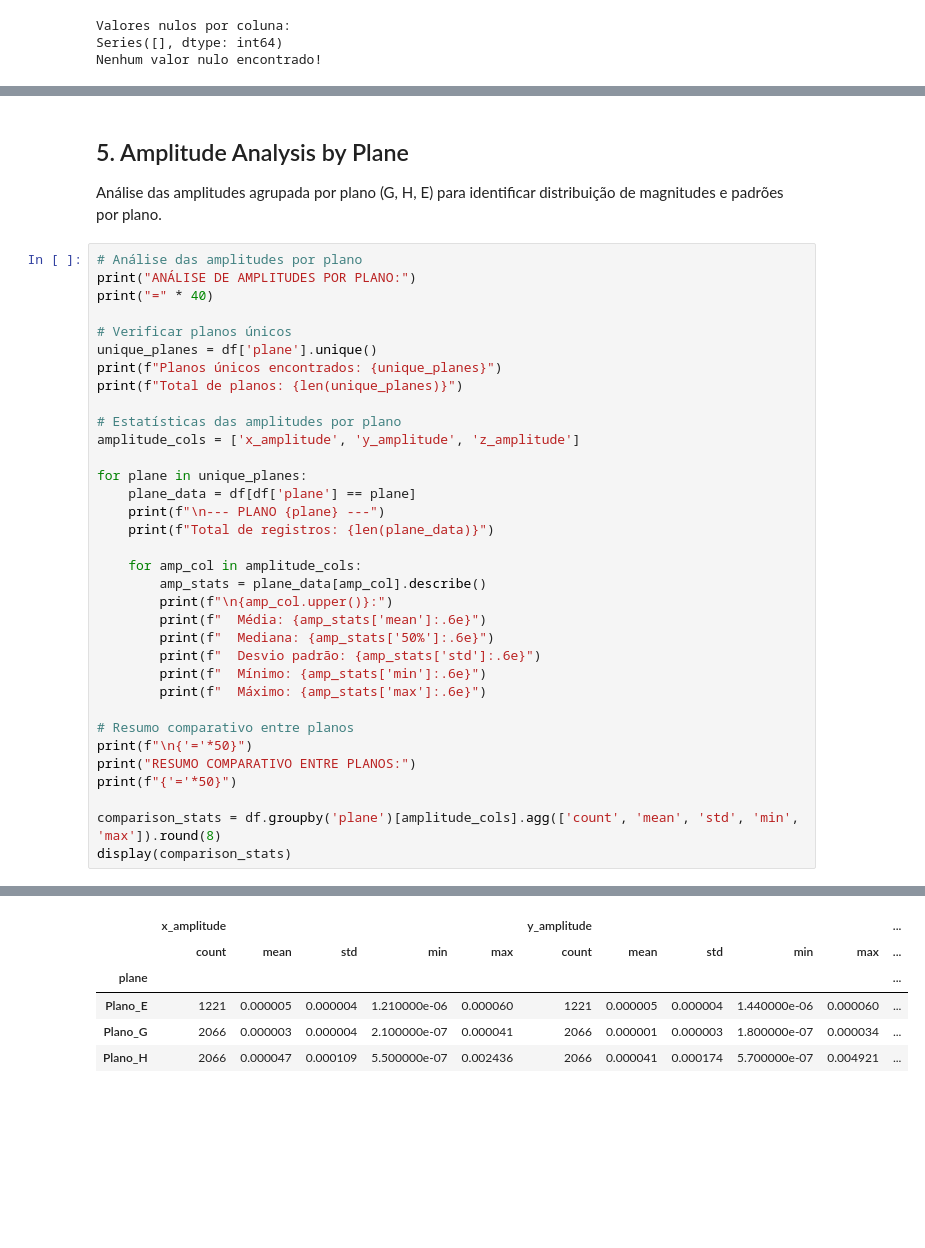
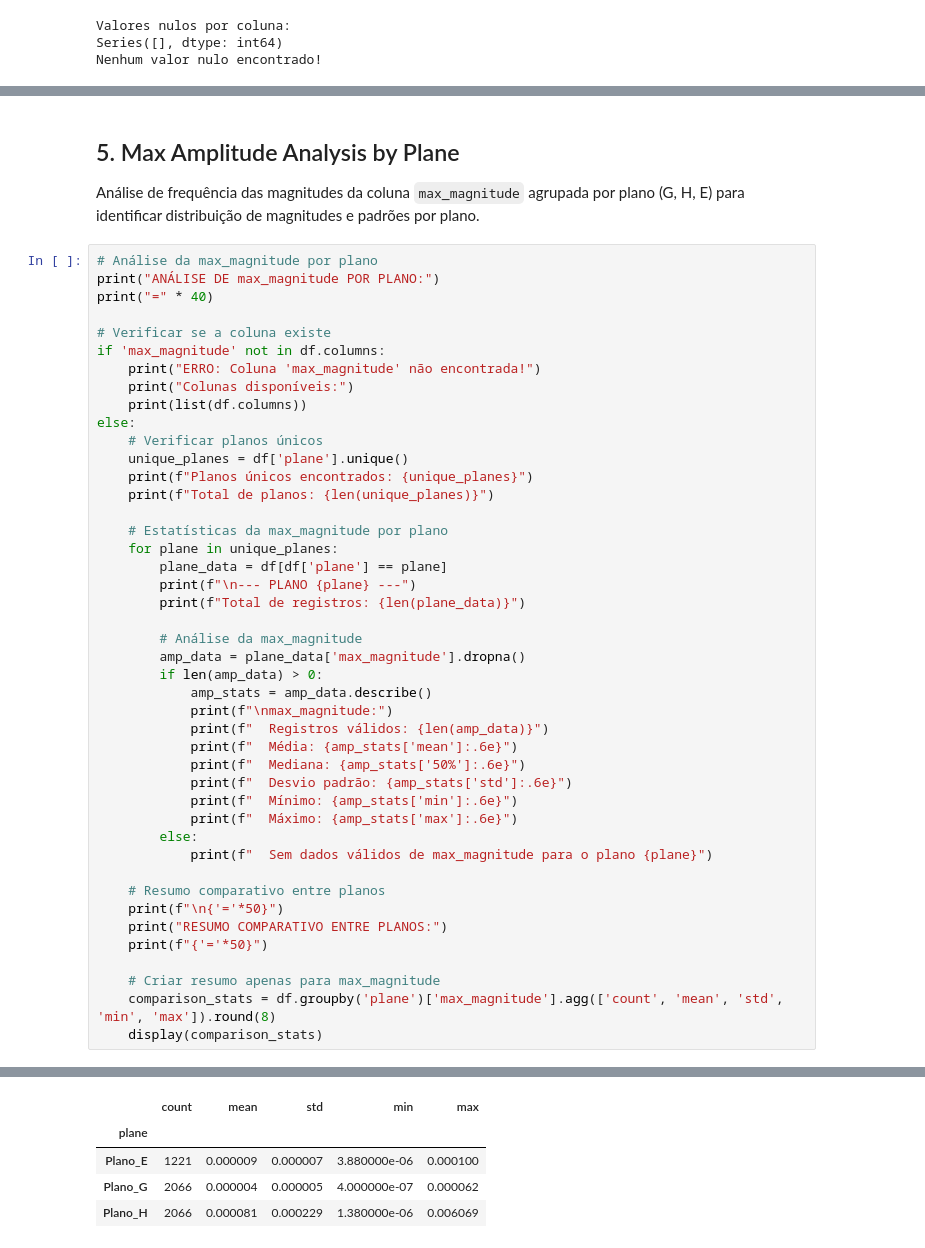
Before and after one commit to pedro-acviana/Sismic-Data-Analysis, a Jupyter notebook: analise_energia_total.ipynb, the cells around one changed output, grey strips where cells are left out. Cells and saved outputs as stored; diff of their text form; blank space fills up the shorter version.

```diff
--- a/analise_energia_total.ipynb
+++ b/analise_energia_total.ipynb
@@ -188,40 +202,50 @@ Name: total_energy, dtype: float64
 Razão entre valor máximo e mínimo: 1.51e+04
 # %% [markdown]
-## 5. Amplitude Analysis by Plane
+## 5. Max Amplitude Analysis by Plane
 
-Análise das amplitudes agrupada por plano (G, H, E) para identificar distribuição de magnitudes e padrões por plano.
+Análise de frequência das magnitudes da coluna `max_magnitude` agrupada por plano (G, H, E) para identificar distribuição de magnitudes e padrões por plano.
 # %%
-# Análise das amplitudes por plano
-print("ANÁLISE DE AMPLITUDES POR PLANO:")
+# Análise da max_magnitude por plano
+print("ANÁLISE DE max_magnitude POR PLANO:")
 print("=" * 40)
 
-# Verificar planos únicos
-unique_planes = df['plane'].unique()
-print(f"Planos únicos encontrados: {unique_planes}")
-print(f"Total de planos: {len(unique_planes)}")
+# Verificar se a coluna existe
+if 'max_magnitude' not in df.columns:
+    print("ERRO: Coluna 'max_magnitude' não encontrada!")
+    print("Colunas disponíveis:")
+    print(list(df.columns))
+else:
+    # Verificar planos únicos
+    unique_planes = df['plane'].unique()
+    print(f"Planos únicos encontrados: {unique_planes}")
+    print(f"Total de planos: {len(unique_planes)}")
 
-# Estatísticas das amplitudes por plano
-amplitude_cols = ['x_amplitude', 'y_amplitude', 'z_amplitude']
+    # Estatísticas da max_magnitude por plano
+    for plane in unique_planes:
+        plane_data = df[df['plane'] == plane]
+        print(f"\n--- PLANO {plane} ---")
+        print(f"Total de registros: {len(plane_data)}")
 
-for plane in unique_planes:
-    plane_data = df[df['plane'] == plane]
-    print(f"\n--- PLANO {plane} ---")
-    print(f"Total de registros: {len(plane_data)}")
+        # Análise da max_magnitude
+        amp_data = plane_data['max_magnitude'].dropna()
+        if len(amp_data) > 0:
+            amp_stats = amp_data.describe()
+            print(f"\nmax_magnitude:")
+            print(f"  Registros válidos: {len(amp_data)}")
+            print(f"  Média: {amp_stats['mean']:.6e}")
+            print(f"  Mediana: {amp_stats['50%']:.6e}")
+            print(f"  Desvio padrão: {amp_stats['std']:.6e}")
+            print(f"  Mínimo: {amp_stats['min']:.6e}")
+            print(f"  Máximo: {amp_stats['max']:.6e}")
+        else:
+            print(f"  Sem dados válidos de max_magnitude para o plano {plane}")
 
-    for amp_col in amplitude_cols:
-        amp_stats = plane_data[amp_col].describe()
-        print(f"\n{amp_col.upper()}:")
-        print(f"  Média: {amp_stats['mean']:.6e}")
-        print(f"  Mediana: {amp_stats['50%']:.6e}")
-        print(f"  Desvio padrão: {amp_stats['std']:.6e}")
-        print(f"  Mínimo: {amp_stats['min']:.6e}")
-        print(f"  Máximo: {amp_stats['max']:.6e}")
+    # Resumo comparativo entre planos
+    print(f"\n{'='*50}")
+    print("RESUMO COMPARATIVO ENTRE PLANOS:")
+    print(f"{'='*50}")
 
-# Resumo comparativo entre planos
-print(f"\n{'='*50}")
-print("RESUMO COMPARATIVO ENTRE PLANOS:")
-print(f"{'='*50}")
-
-comparison_stats = df.groupby('plane')[amplitude_cols].agg(['count', 'mean', 'std', 'min', 'max']).round(8)
-display(comparison_stats)
+    # Criar resumo apenas para max_magnitude
+    comparison_stats = df.groupby('plane')['max_magnitude'].agg(['count', 'mean', 'std', 'min', 'max']).round(8)
+    display(comparison_stats)
 # %% [output]
@@ -241,11 +265,10 @@ X_AMPLITUDE:
 
 ==================================================
 RESUMO COMPARATIVO ENTRE PLANOS:
 ==================================================
-|  | x_amplitude |  |  |  |  | y_amplitude |  |  |  |  | ... |
-|  | count | mean | std | min | max | count | mean | std | min | max | ... |
-| plane |  |  |  |  |  |  |  |  |  |  | ... |
-| Plano_E | 1221 | 0.000005 | 0.000004 | 1.210000e-06 | 0.000060 | 1221 | 0.000005 | 0.000004 | 1.440000e-06 | 0.000060 | ... |
-| Plano_G | 2066 | 0.000003 | 0.000004 | 2.100000e-07 | 0.000041 | 2066 | 0.000001 | 0.000003 | 1.800000e-07 | 0.000034 | ... |
-| Plano_H | 2066 | 0.000047 | 0.000109 | 5.500000e-07 | 0.002436 | 2066 | 0.000041 | 0.000174 | 5.700000e-07 | 0.004921 | ... |
+|  | count | mean | std | min | max |
+| plane |  |  |  |  |  |
+| Plano_E | 1221 | 0.000009 | 0.000007 | 3.880000e-06 | 0.000100 |
+| Plano_G | 2066 | 0.000004 | 0.000005 | 4.000000e-07 | 0.000062 |
+| Plano_H | 2066 | 0.000081 | 0.000229 | 1.380000e-06 | 0.006069 |
 # %%
```
Also changed, not shown: parts of 18 cells of this notebook.
